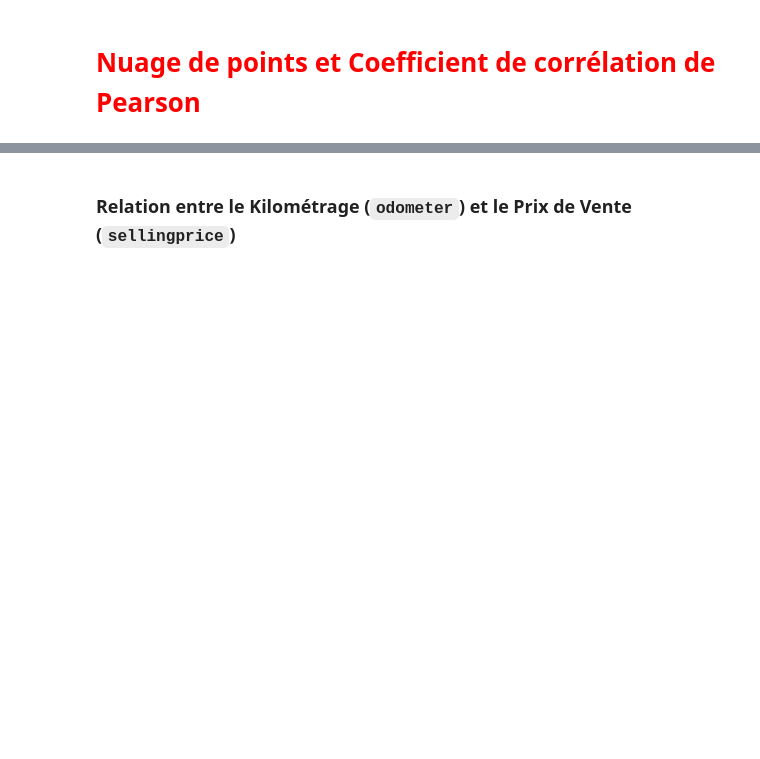
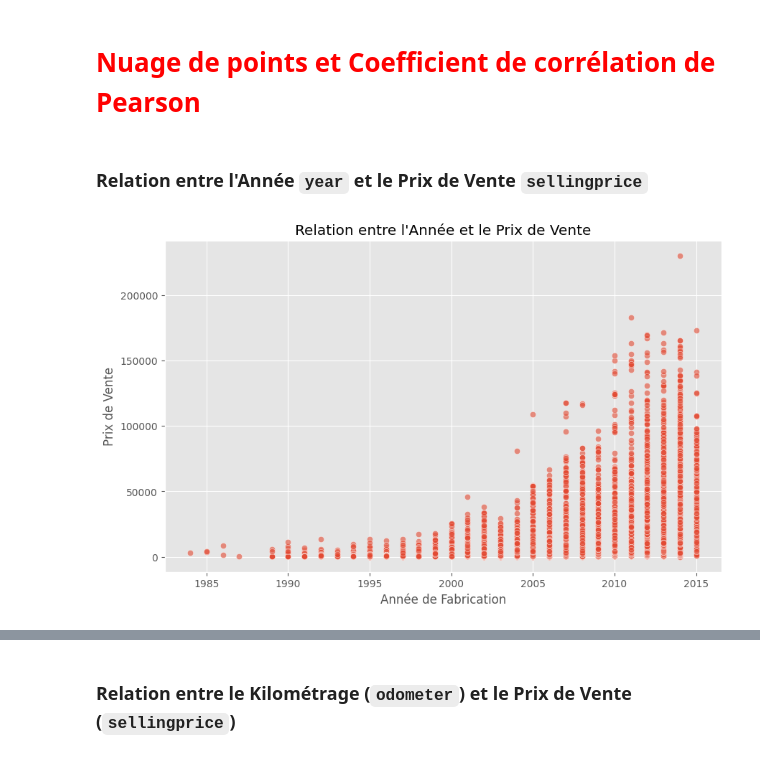
Before and after one commit to Oussaid01/Car-Price-Analysis-and-Prediction, a Jupyter notebook: Car_Prices_Analysis.ipynb, the cells around one changed output, grey strips where cells are left out. Drawn from its saved outputs; the diff is of its cells as text; code cells hidden in the pictures; blank space fills up the shorter version.

```diff
--- a/Car_Prices_Analysis.ipynb
+++ b/Car_Prices_Analysis.ipynb
@@ -380,3 +380,15 @@ plt.show()
 La distribution de la `condition` du véhicule semble plus **symétrique et centrée**, suggérant que la majorité des véhicules se trouvent dans un état de condition moyen. L'histogramme nous permettra de voir si certaines catégories de condition sont plus fréquentes que d'autres, et le box plot confirmera la présence de valeurs extrêmes dans la condition, bien que moins attendues pour cette variable qui est probablement une échelle.
 # %% [markdown]
 # <font color=red>  Nuage de points et Coefficient de corrélation de Pearson
+# %% [markdown]
+### Relation entre l'Année `year` et le Prix de Vente `sellingprice`
+# %%
+plt.figure(figsize=(10, 6))
+sns.scatterplot(x='year', y='sellingprice', data=df, alpha=0.6)
+plt.title('Relation entre l\'Année et le Prix de Vente')
+plt.xlabel('Année de Fabrication')
+plt.ylabel('Prix de Vente')
+plt.grid(True)
+plt.show()
+# %% [output]
+[figure, added]
```
Also changed, not shown: parts of 48 cells of this notebook, 2 other files.
